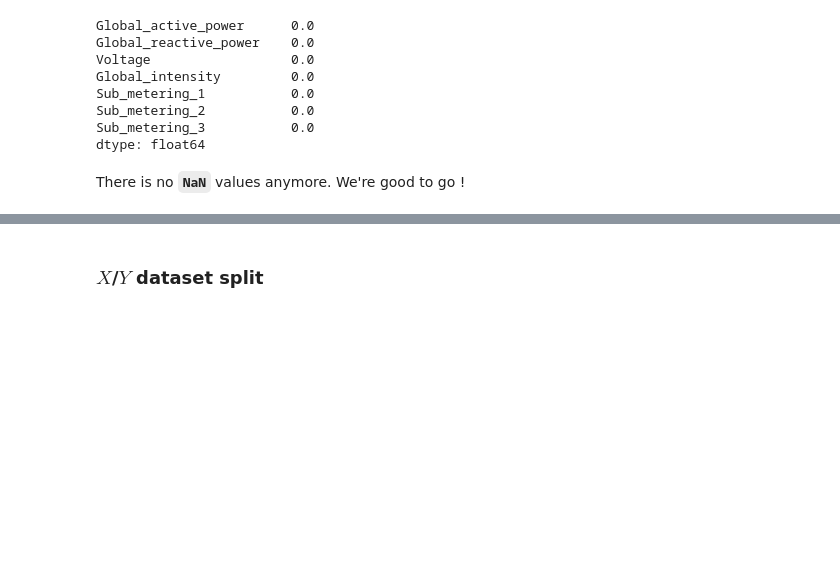
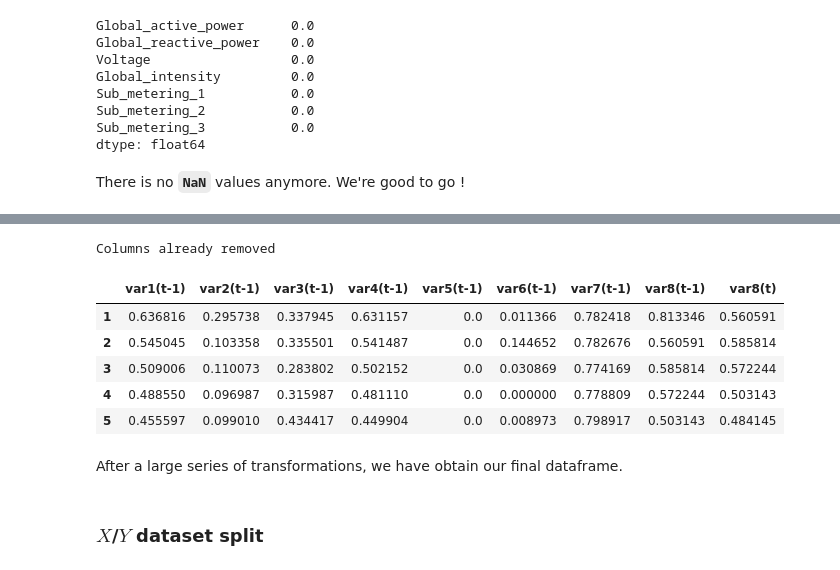
Before and after one commit to lcsrodriguez/dl-practicals, a Jupyter notebook: p4/p4.ipynb, the cells around one changed output, grey strips where cells are left out. Saved outputs shown, nothing was run; the diff lists cells and outputs as text; code cells hidden in the pictures; blank space fills up the shorter version.

```diff
--- a/p4/p4.ipynb
+++ b/p4/p4.ipynb
@@ -471,3 +442,21 @@ r
+# %%
+# Removing the useless columns for our problem
+try:
+    a = list(range(df_resample.shape[1], 2*df_resample.shape[1] - 1)) # Selection of the columns
+    r.drop(r.columns[a], axis=1, inplace=True) # Droping columns
+except IndexError:
+    print("Columns already removed")
+r.head()
+# %% [output]
+Columns already removed
+|  | var1(t-1) | var2(t-1) | var3(t-1) | var4(t-1) | var5(t-1) | var6(t-1) | var7(t-1) | var8(t-1) | var8(t) |
+| 1 | 0.636816 | 0.295738 | 0.337945 | 0.631157 | 0.0 | 0.011366 | 0.782418 | 0.813346 | 0.560591 |
+| 2 | 0.545045 | 0.103358 | 0.335501 | 0.541487 | 0.0 | 0.144652 | 0.782676 | 0.560591 | 0.585814 |
+| 3 | 0.509006 | 0.110073 | 0.283802 | 0.502152 | 0.0 | 0.030869 | 0.774169 | 0.585814 | 0.572244 |
+| 4 | 0.488550 | 0.096987 | 0.315987 | 0.481110 | 0.0 | 0.000000 | 0.778809 | 0.572244 | 0.503143 |
+| 5 | 0.455597 | 0.099010 | 0.434417 | 0.449904 | 0.0 | 0.008973 | 0.798917 | 0.503143 | 0.484145 |
+# %% [markdown]
+After a large series of transformations, we have obtain our final dataframe.
 # %% [markdown]
 ### $X$/$Y$ dataset split
 # %% [markdown]
```
Also changed, not shown: parts of 52 cells of this notebook.
